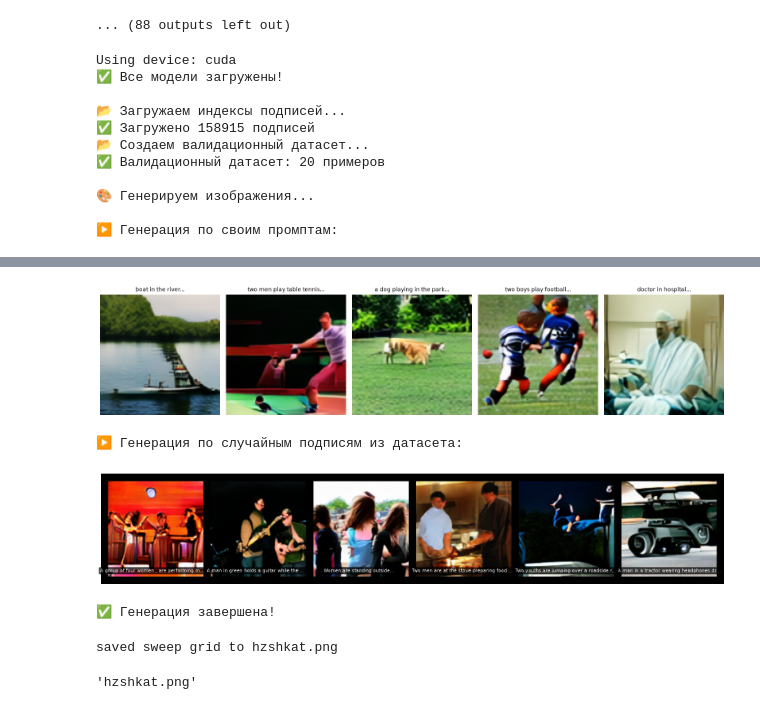
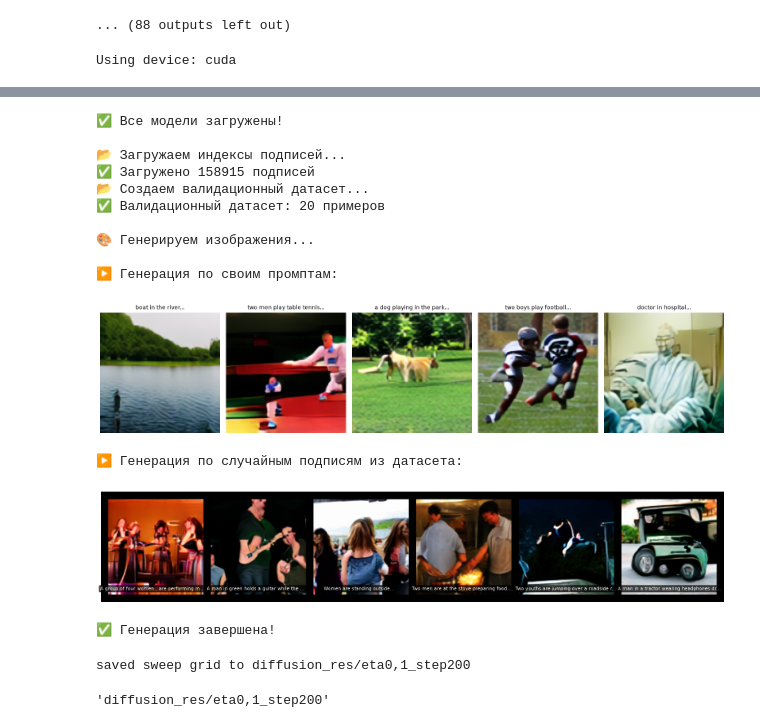
Before and after one commit to morozzz7/CNN, a Jupyter notebook: clip+diffusion.ipynb, the cells around one changed output, grey strips where cells are left out. Drawn from its saved outputs; the diff is of its cells as text; code cells hidden in the pictures.

```diff
--- a/clip+diffusion.ipynb
+++ b/clip+diffusion.ipynb
@@ -1175,7 +1175,7 @@ with open('cache/latent_scale.json', 'r') as f:
 stats = compute_stats_from_fraction('cache/latents', scale_factor)
 clamp_val = suggest_clamp_val(stats)
 
-def ddim_sample(unet, diffusion, context, null_embedding, shape, device, clamp_val=clamp_val, eta=0, num_inference_steps=50, guidance_scale=7.5, seed=None):
+def ddim_sample(unet, diffusion, context, null_embedding, shape, device, clamp_val=clamp_val, eta=0.1, num_inference_steps=150, guidance_scale=7.5, seed=None):
     if seed is not None:
         generator = torch.Generator(device=device).manual_seed(seed)
         x = torch.randn(shape, device=device, generator=generator)
@@ -1949,8 +1992,8 @@ def generate_by_prompts(
     null_embedding,
     scale_factor,
     device,
-    num_inference_steps=250,
-    guidance_scale=9,
+    num_inference_steps=200,
+    guidance_scale=8,
     seed=42,
     figsize=(16, 10)
 ):
@@ -2165,13 +2208,3 @@ if val_subset is not None:
 print("\n✅ Генерация завершена!")
 # %% [output]
 Using device: cuda
-✅ Все модели загружены!
-
-📂 Загружаем индексы подписей...
-✅ Загружено 158915 подписей
-📂 Создаем валидационный датасет...
-✅ Валидационный датасет: 20 примеров
-
-🎨 Генерируем изображения...
-
-▶️ Генерация по своим промптам:
@@ -2178,7 +2213,17 @@ Using device: cuda
+✅ Все модели загружены!
+
+📂 Загружаем индексы подписей...
+✅ Загружено 158915 подписей
+📂 Создаем валидационный датасет...
+✅ Валидационный датасет: 20 примеров
+
+🎨 Генерируем изображения...
+
+▶️ Генерация по своим промптам:
-[figure, old version]
+[figure, new version]
-▶️ Генерация по случайным подписям из датасета:
+▶️ Генерация по случайным подписям из датасета:
-[figure, old version]
+[figure, new version]
-✅ Генерация завершена!
+✅ Генерация завершена!
 # %%
 @torch.no_grad()
 def embed_prompts(prompts, device, model_name='ViT-B-32', pretrained='laion2b_s34b_b79k'):
@@ -2276,11 +2321,11 @@ guidance_scale_sweep(
     guidance_scales=guidance_scales,
     diffusion_checkpoint_path="checkpoints_diffusion_score_clip_lalala/last_unet.pt",
     vae_checkpoint_path="model_weights/best_vae.pt",
-    output_path="hzshkat.png",
+    output_path="diffusion_res/eta0,1_step200",
 )
 # %% [output]
-saved sweep grid to hzshkat.png
+saved sweep grid to diffusion_res/eta0,1_step200
-'hzshkat.png'
+'diffusion_res/eta0,1_step200'
 # %%
 def eval_and_select_checkpoint(epoch, eval_call_idx, writer, sample_n_images,
     sample_inference_steps, sample_guidance_scale, clip_scorer,
```
Also changed, not shown: parts of 7 cells of this notebook.
